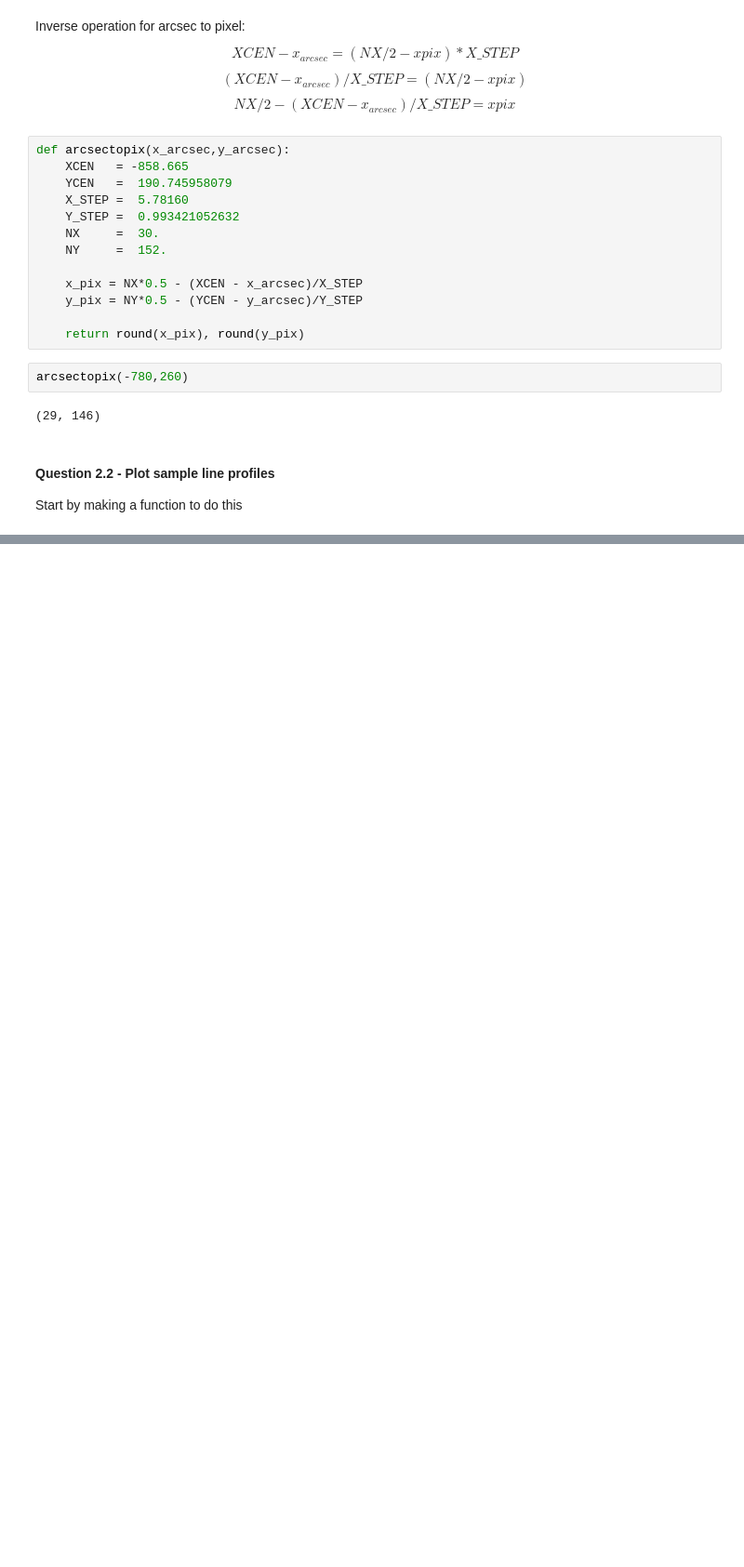
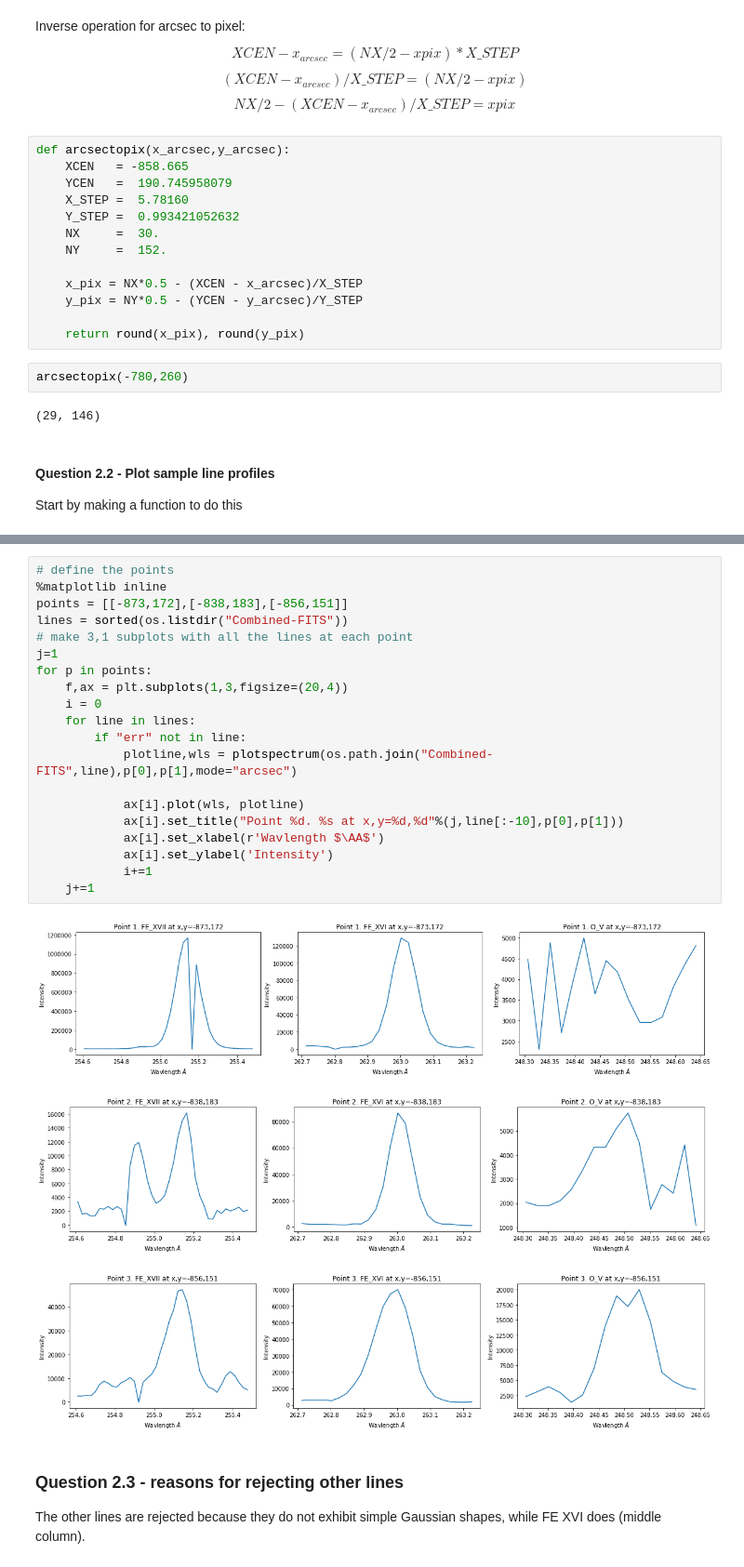
Before and after one commit to davidclmillar/TSA-project-EIS, a Jupyter notebook: EIS-project_1.ipynb, the cells around one changed output, grey strips where cells are left out. Shown at 93% size. Drawn from its saved outputs; the diff is of its cells as text; blank space fills up the shorter version.

```diff
--- a/EIS-project_1.ipynb
+++ b/EIS-project_1.ipynb
@@ -343,0 +359,27 @@ plotspectrum("Combined-FITS/FE_XVII_data.fits", -800,260,mode='arcsec')
+# %%
+# define the points
+%matplotlib inline
+points = [[-873,172],[-838,183],[-856,151]]
+lines = sorted(os.listdir("Combined-FITS"))
+# make 3,1 subplots with all the lines at each point
+j=1
+for p in points:
+    f,ax = plt.subplots(1,3,figsize=(20,4))
+    i = 0
+    for line in lines:
+        if "err" not in line:
+            plotline,wls = plotspectrum(os.path.join("Combined-FITS",line),p[0],p[1],mode="arcsec")
+
+            ax[i].plot(wls, plotline)
+            ax[i].set_title("Point %d. %s at x,y=%d,%d"%(j,line[:-10],p[0],p[1]))
+            ax[i].set_xlabel(r'Wavlength $\AA$')
+            ax[i].set_ylabel('Intensity')
+            i+=1
+    j+=1
+# %% [output]
+[figure, added]
+[figure, added]
+[figure, added]
+# %% [markdown]
+### Question 2.3 - reasons for rejecting other lines
+The other lines are rejected because they do not exhibit simple Gaussian shapes, while FE XVI does (middle column).
```
Also changed, not shown: parts of 21 cells of this notebook.
